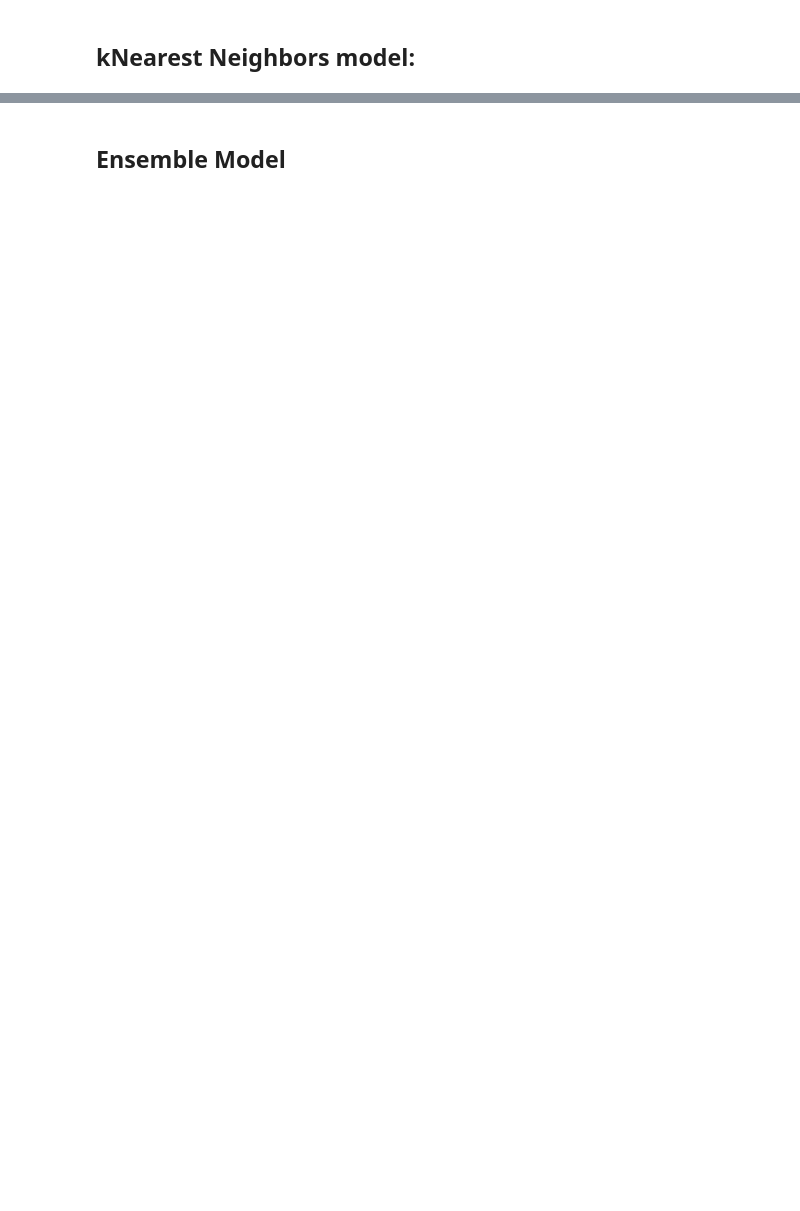
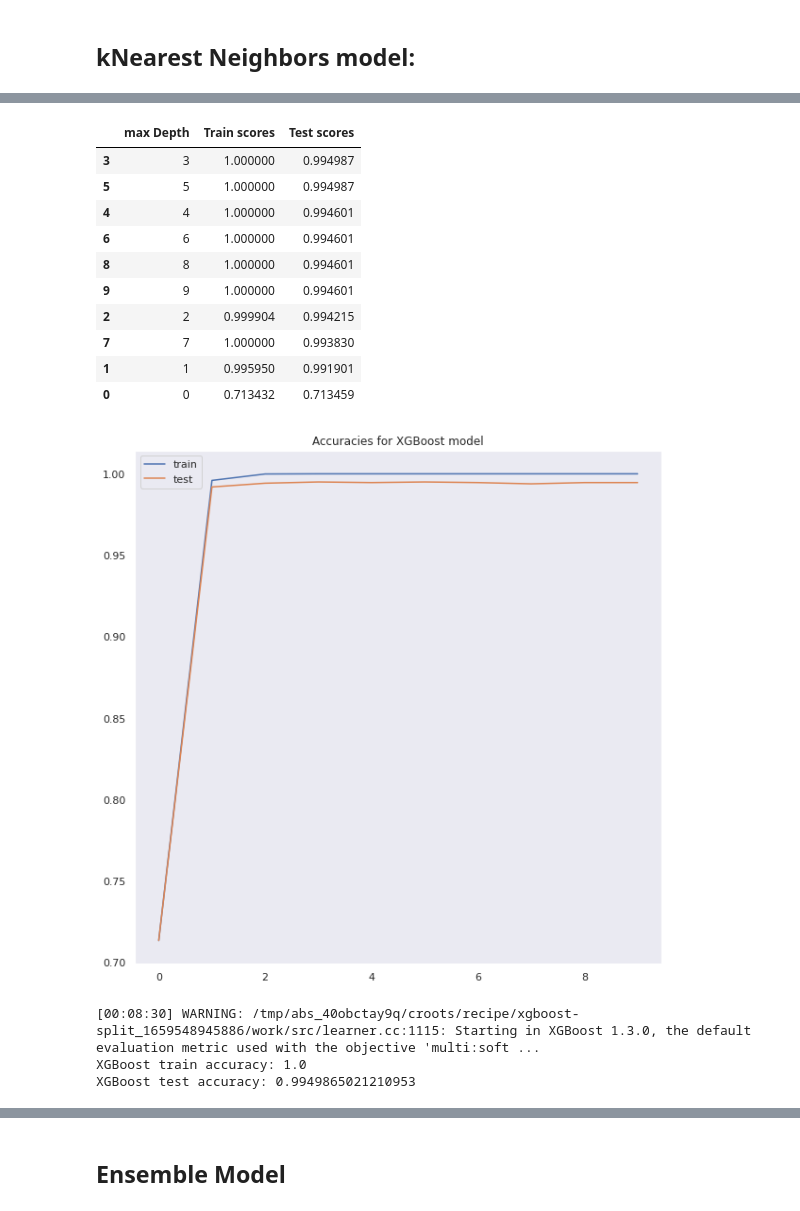
Before and after one commit to PyJasmine/codon, a Jupyter notebook: notebooks/Modelling Kingdom classes.ipynb, the cells around one changed output, grey strips where cells are left out. Saved outputs shown, nothing was run; the diff lists cells and outputs as text; code cells hidden in the pictures; blank space fills up the shorter version.

```diff
--- a/notebooks/Modelling Kingdom classes.ipynb
+++ b/notebooks/Modelling Kingdom classes.ipynb
@@ -437,0 +453,35 @@ weighted avg       0.95      0.94      0.94      2593
+# %%
+plt.figure(figsize=(10, 10))
+plt.plot(maxdepth, train_accuracies_1, label = 'train')
+plt.plot(maxdepth, test_accuracies_1, label = 'test')
+plt.legend()
+plt.title('Accuracies for XGBoost model')
+
+
+XGB_accuracies_df = pd.DataFrame({'max Depth':maxdepth, 'Train scores':train_accuracies_1, 'Test scores': test_accuracies_1})
+XGB_accuracies_df.sort_values(by='Test scores', ascending=False).head(10)
+# %% [output]
+|  | max Depth | Train scores | Test scores |
+| 3 | 3 | 1.000000 | 0.994987 |
+| 5 | 5 | 1.000000 | 0.994987 |
+| 4 | 4 | 1.000000 | 0.994601 |
+| 6 | 6 | 1.000000 | 0.994601 |
+| 8 | 8 | 1.000000 | 0.994601 |
+| 9 | 9 | 1.000000 | 0.994601 |
+| 2 | 2 | 0.999904 | 0.994215 |
+| 7 | 7 | 1.000000 | 0.993830 |
+| 1 | 1 | 0.995950 | 0.991901 |
+| 0 | 0 | 0.713432 | 0.713459 |
+[figure, added]
+# %%
+#XGBoost with max+depth = 3
+
+XGB_model_0 = XGBClassifier(max_depth= 3, use_label_encoder=False)
+XGB_model_0.fit(X_train, y_train)
+
+print(f'XGBoost train accuracy: {XGB_model_0.score(X_train, y_train)}')
+print(f'XGBoost test accuracy: {XGB_model_0.score(X_test, y_test)}')
+# %% [output]
+[00:08:30] WARNING: /tmp/abs_40obctay9q/croots/recipe/xgboost-split_1659548945886/work/src/learner.cc:1115: Starting in XGBoost 1.3.0, the default evaluation metric used with the objective 'multi:soft ...
+XGBoost train accuracy: 1.0
+XGBoost test accuracy: 0.9949865021210953
```
Also changed, not shown: parts of 24 cells of this notebook.
